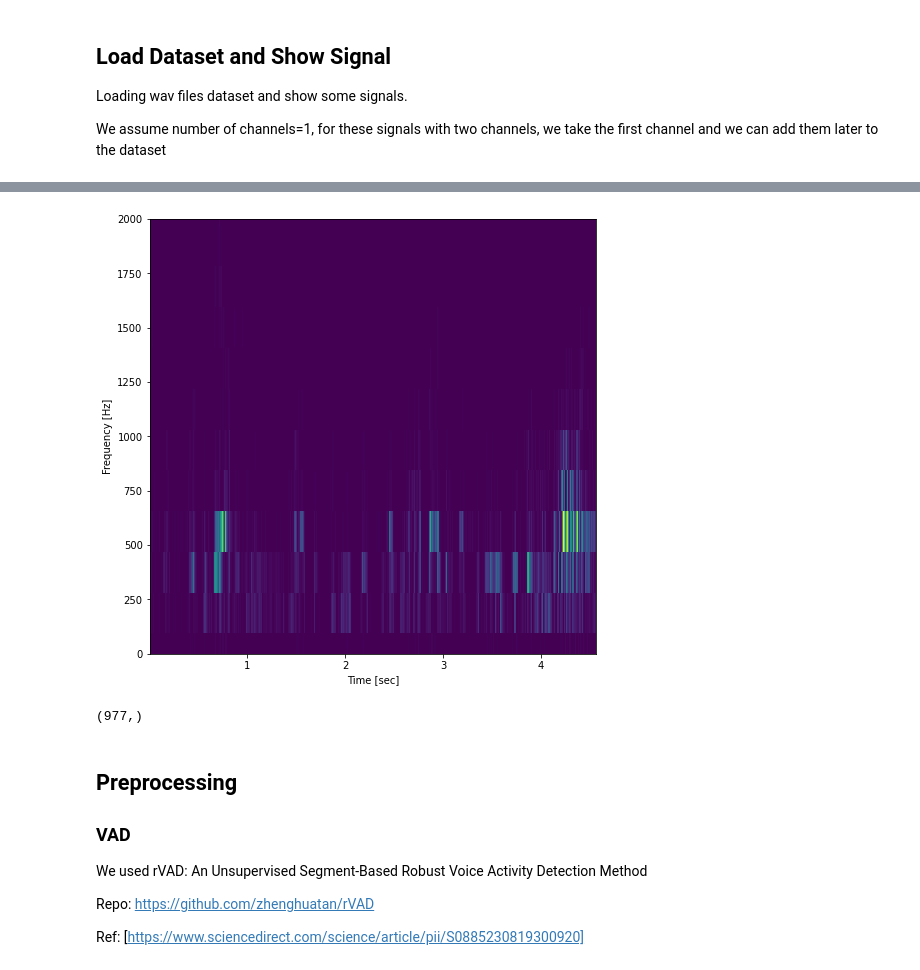
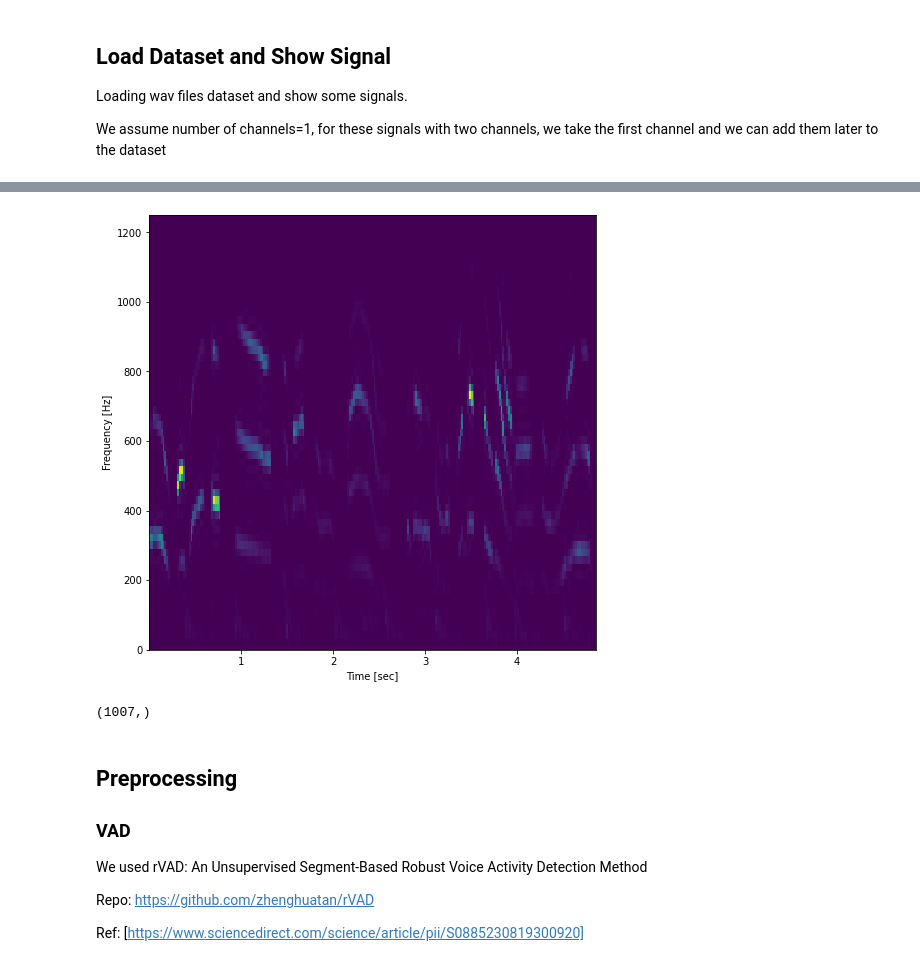
Before and after one commit to sgalrot/corsound, a Jupyter notebook: notebooks/corsound_spectrogram_script.ipynb, the cells around one changed output, grey strips where cells are left out. Drawn from its saved outputs; the diff is of its cells as text; code cells hidden in the pictures.

Commit message:
adjusting spectrogram params

```diff
--- a/notebooks/corsound_spectrogram_script.ipynb
+++ b/notebooks/corsound_spectrogram_script.ipynb
@@ -74,17 +74,17 @@ sample rate = 48000Hz
 # %%
 from scipy import signal
-f, t, Sxx = signal.spectrogram(signal_wav, samplerate)
+f, t, Sxx = signal.spectrogram(signal_wav_after_vad, samplerate, nfft = 2048, nperseg=1024)
 plt.pcolormesh(t, f, Sxx)
 plt.ylabel('Frequency [Hz]')
 plt.xlabel('Time [sec]')
-plt.ylim(0, 2000)
+plt.ylim(0, 1250)
 plt.show()
 # %% [output]
-[figure, old version]
+[figure, new version]
 # %%
 t.shape
 # %% [output]
-(977,)
+(1007,)
 # %% [markdown]
 ## Preprocessing
 ### VAD
```
Also changed, not shown: parts of 7 cells of this notebook.
